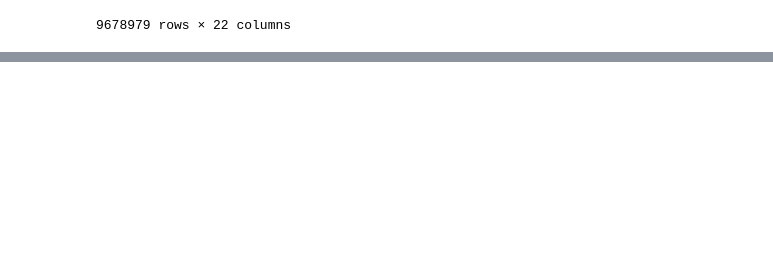
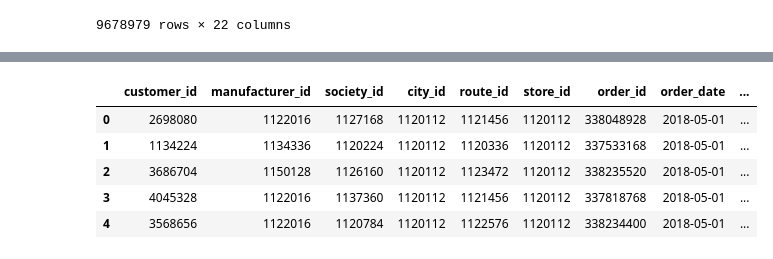
Before and after one commit to deep1401/MilkBasketHackathon, a Jupyter notebook: MilkBasket.ipynb, the cells around one changed output, grey strips where cells are left out. Cells and saved outputs as stored; diff of their text form; code cells hidden in the pictures; blank space fills up the shorter version.

```diff
--- a/MilkBasket.ipynb
+++ b/MilkBasket.ipynb
@@ -499,0 +480,13 @@ for i in cols:
+# %%
+#RFM Analysis
+
+
+df14=pd.read_csv('hackathon_data.csv')
+df14.head()
+# %% [output]
+|  | customer_id | manufacturer_id | society_id | city_id | route_id | store_id | order_id | order_date | ... |
+| 0 | 2698080 | 1122016 | 1127168 | 1120112 | 1121456 | 1120112 | 338048928 | 2018-05-01 | ... |
+| 1 | 1134224 | 1134336 | 1120224 | 1120112 | 1120336 | 1120112 | 337533168 | 2018-05-01 | ... |
+| 2 | 3686704 | 1150128 | 1126160 | 1120112 | 1123472 | 1120112 | 338235520 | 2018-05-01 | ... |
+| 3 | 4045328 | 1122016 | 1137360 | 1120112 | 1121456 | 1120112 | 337818768 | 2018-05-01 | ... |
+| 4 | 3568656 | 1122016 | 1120784 | 1120112 | 1122576 | 1120112 | 338234400 | 2018-05-01 | ... |
```
Also changed, not shown: parts of 4 cells of this notebook.
